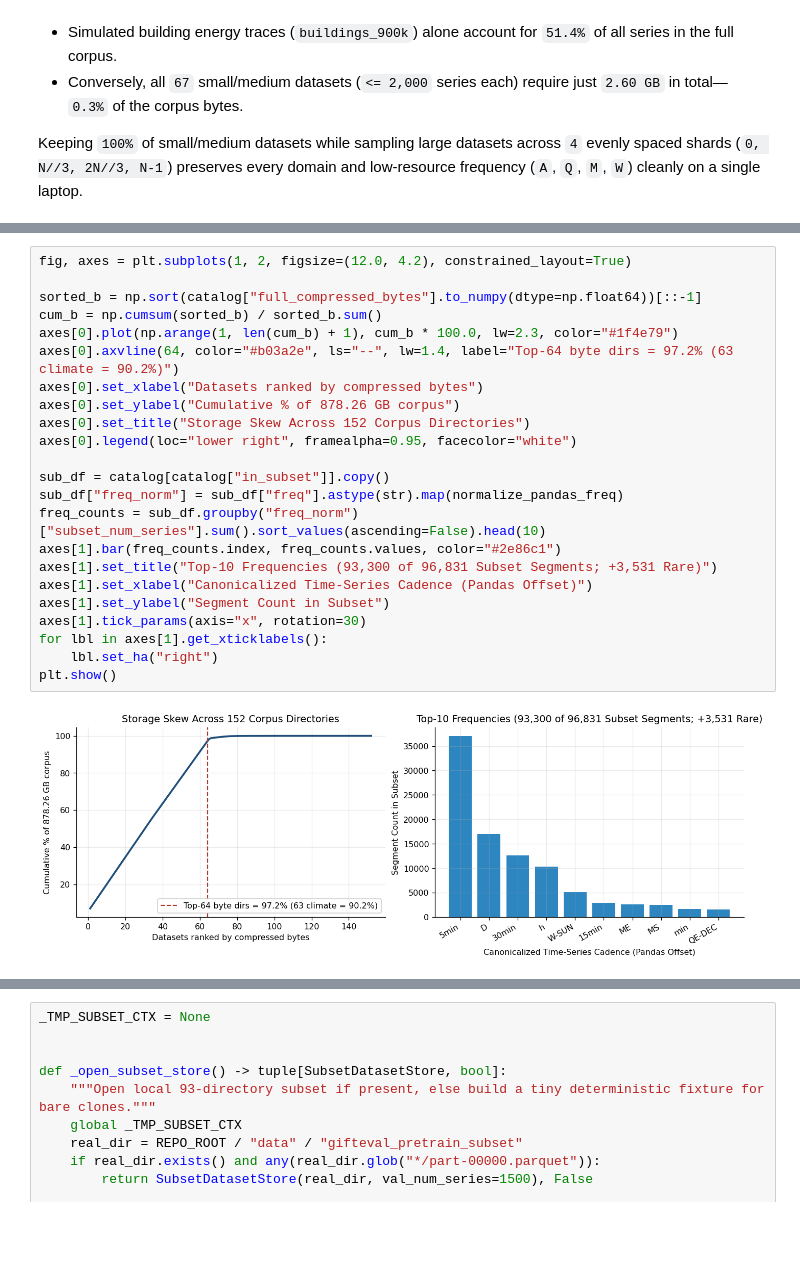
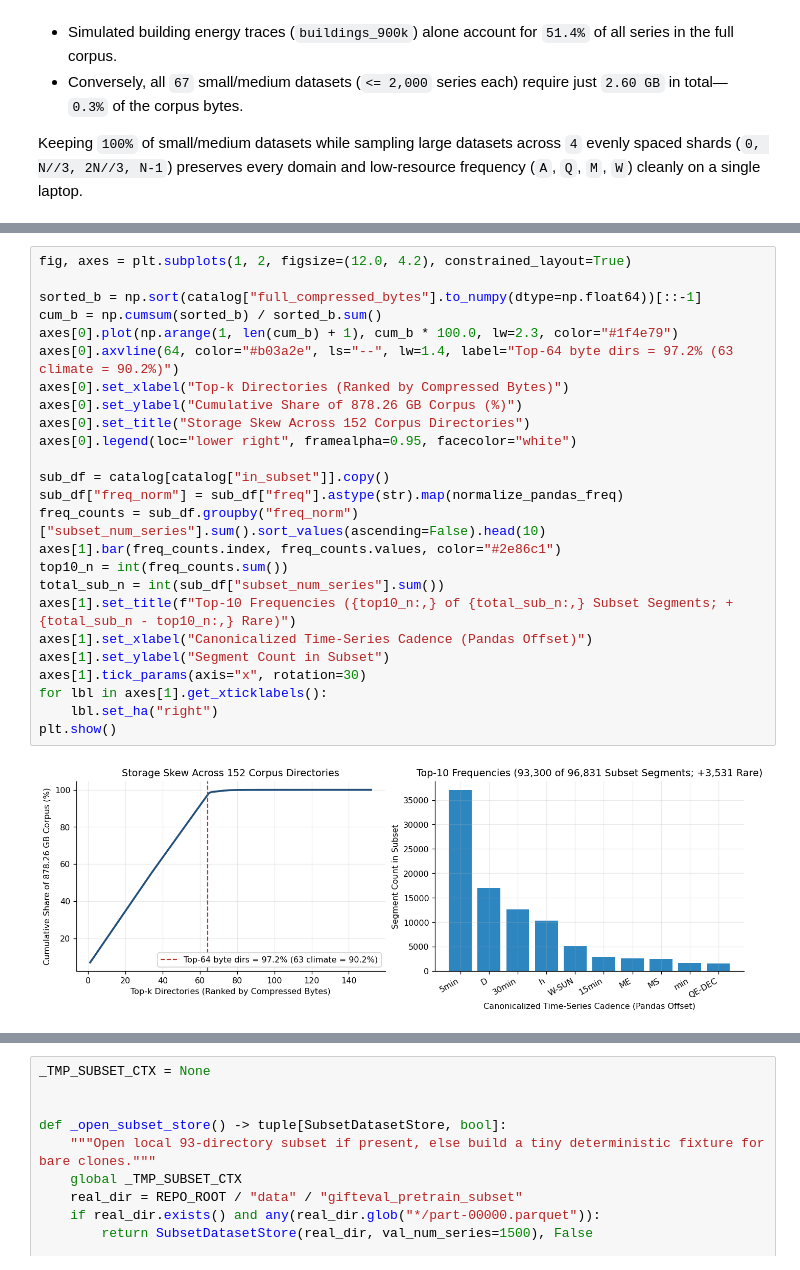
Before and after one commit to aldobattista/gifteval-tsfm-prototype, a Jupyter notebook: notebooks/01_data_pipeline_walkthrough.ipynb, the cells around one changed output, grey strips where cells are left out. Saved outputs shown, nothing was run; the diff lists cells and outputs as text; blank space fills up the shorter version.

```diff
--- a/notebooks/01_data_pipeline_walkthrough.ipynb
+++ b/notebooks/01_data_pipeline_walkthrough.ipynb
@@ -98,28 +102,30 @@ buildings_900k       False       True          1795256               2500
 # %%
 fig, axes = plt.subplots(1, 2, figsize=(12.0, 4.2), constrained_layout=True)
 
 sorted_b = np.sort(catalog["full_compressed_bytes"].to_numpy(dtype=np.float64))[::-1]
 cum_b = np.cumsum(sorted_b) / sorted_b.sum()
 axes[0].plot(np.arange(1, len(cum_b) + 1), cum_b * 100.0, lw=2.3, color="#1f4e79")
 axes[0].axvline(64, color="#b03a2e", ls="--", lw=1.4, label="Top-64 byte dirs = 97.2% (63 climate = 90.2%)")
-axes[0].set_xlabel("Datasets ranked by compressed bytes")
-axes[0].set_ylabel("Cumulative % of 878.26 GB corpus")
+axes[0].set_xlabel("Top-k Directories (Ranked by Compressed Bytes)")
+axes[0].set_ylabel("Cumulative Share of 878.26 GB Corpus (%)")
 axes[0].set_title("Storage Skew Across 152 Corpus Directories")
 axes[0].legend(loc="lower right", framealpha=0.95, facecolor="white")
 
 sub_df = catalog[catalog["in_subset"]].copy()
 sub_df["freq_norm"] = sub_df["freq"].astype(str).map(normalize_pandas_freq)
 freq_counts = sub_df.groupby("freq_norm")["subset_num_series"].sum().sort_values(ascending=False).head(10)
 axes[1].bar(freq_counts.index, freq_counts.values, color="#2e86c1")
-axes[1].set_title("Top-10 Frequencies (93,300 of 96,831 Subset Segments; +3,531 Rare)")
+top10_n = int(freq_counts.sum())
+total_sub_n = int(sub_df["subset_num_series"].sum())
+axes[1].set_title(f"Top-10 Frequencies ({top10_n:,} of {total_sub_n:,} Subset Segments; +{total_sub_n - top10_n:,} Rare)")
 axes[1].set_xlabel("Canonicalized Time-Series Cadence (Pandas Offset)")
 axes[1].set_ylabel("Segment Count in Subset")
 axes[1].tick_params(axis="x", rotation=30)
 for lbl in axes[1].get_xticklabels():
     lbl.set_ha("right")
 plt.show()
 # %% [output]
-[figure, old version]
+[figure, new version]
 # %% [markdown]
 ## 2. Internal Validation Holdout (`[:-H_freq]` Tail Truncation)
 
```
Also changed, not shown: parts of 4 cells of this notebook, 26 other files.
